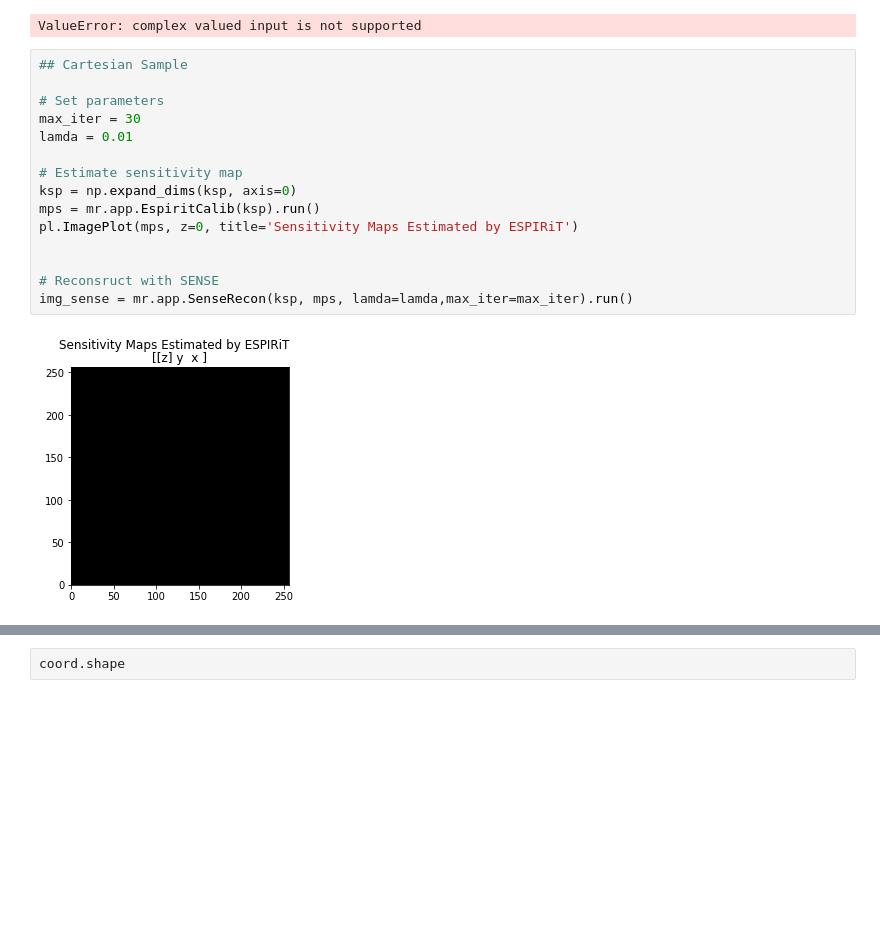
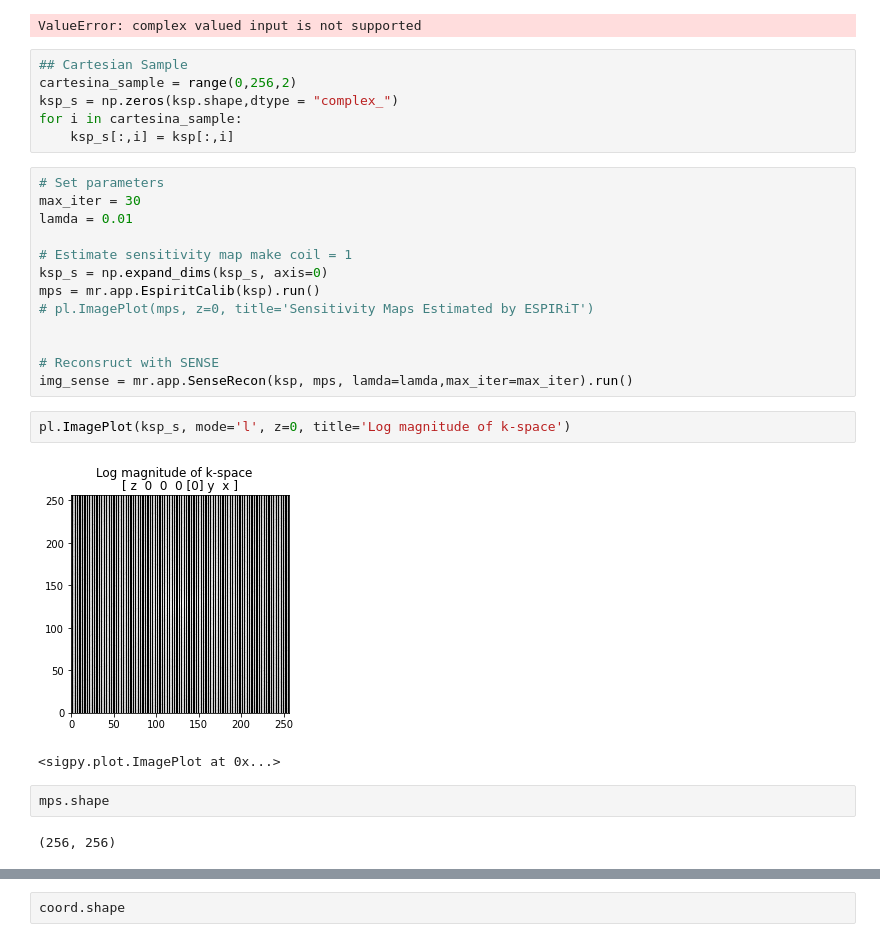
Before and after one commit to xinyiwan/Image-Reconstruction, a Jupyter notebook: test.ipynb, the cells around one changed output, grey strips where cells are left out. Cells and saved outputs as stored; diff of their text form; blank space fills up the shorter version.

```diff
--- a/test.ipynb
+++ b/test.ipynb
@@ -133,20 +140,31 @@ PSNR = inf
 SSIM = 1.0
 MSE = 0.0
 ValueError: complex valued input is not supported
+# %%
+## Cartesian Sample
+cartesina_sample = range(0,256,2)
+ksp_s = np.zeros(ksp.shape,dtype = "complex_")
+for i in cartesina_sample:
+    ksp_s[:,i] = ksp[:,i]
 # %%
-## Cartesian Sample
-
 # Set parameters
 max_iter = 30
 lamda = 0.01
 
-# Estimate sensitivity map
-ksp = np.expand_dims(ksp, axis=0)
+# Estimate sensitivity map make coil = 1
+ksp_s = np.expand_dims(ksp_s, axis=0)
 mps = mr.app.EspiritCalib(ksp).run()
-pl.ImagePlot(mps, z=0, title='Sensitivity Maps Estimated by ESPIRiT')
+# pl.ImagePlot(mps, z=0, title='Sensitivity Maps Estimated by ESPIRiT')
 
 
 # Reconsruct with SENSE
 img_sense = mr.app.SenseRecon(ksp, mps, lamda=lamda,max_iter=max_iter).run()
-# %% [output]
-[figure, removed]
+# %%
+pl.ImagePlot(ksp_s, mode='l', z=0, title='Log magnitude of k-space')
+# %% [output]
+[figure, added]
+<sigpy.plot.ImagePlot at 0x...>
+# %%
+mps.shape
+# %% [output]
+(256, 256)
```
Also changed, not shown: parts of 8 cells of this notebook, 6 other files.
